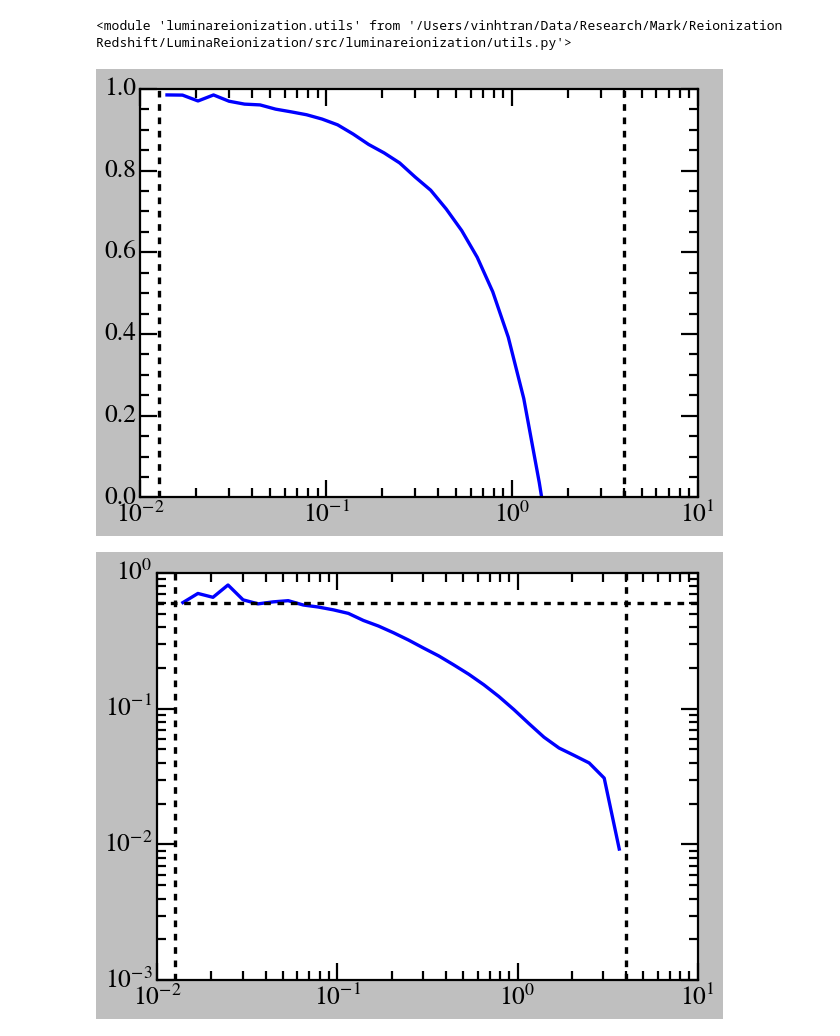
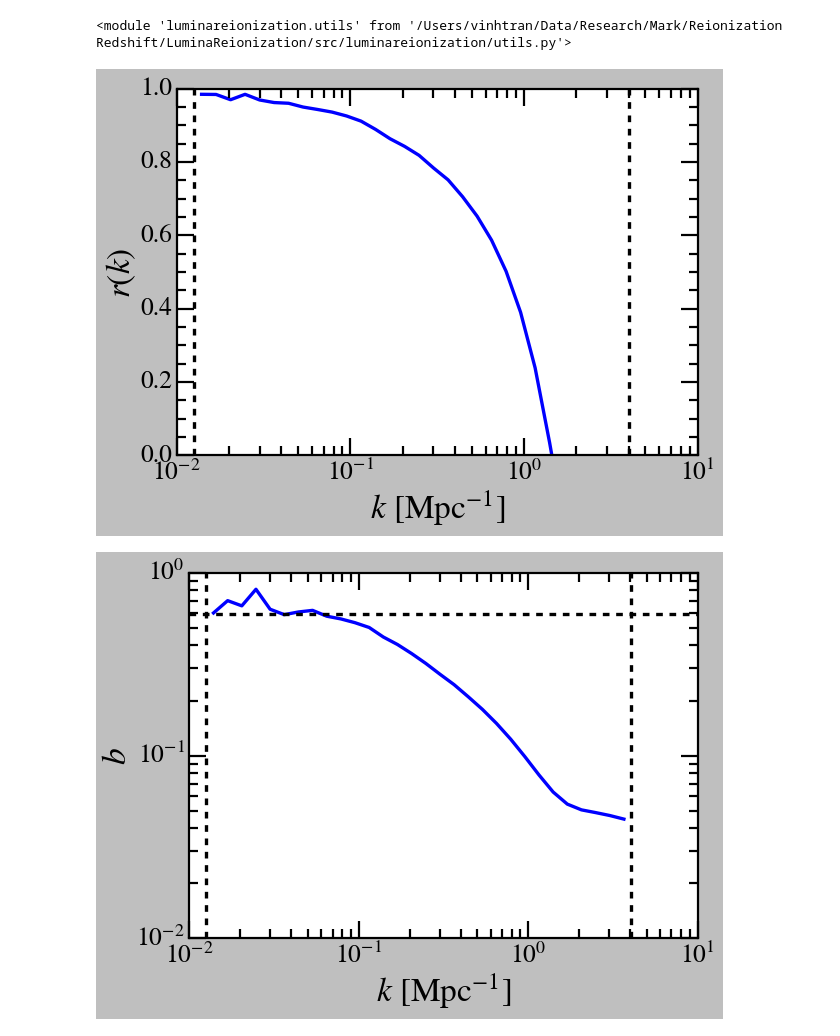
Before and after one commit to vinh-qtran/LuminaReionization, a Jupyter notebook: nbs/test.ipynb, the cells around one changed output. Drawn from its saved outputs; the diff is of its cells as text; code cells hidden in the pictures.

```diff
--- a/nbs/test.ipynb
+++ b/nbs/test.ipynb
@@ -34,7 +34,7 @@ importlib.reload(utils)
 # %%
 L_box = 500
 N_cell = 640
-N_part = 2 * 6000**3
+N_part = 6000**3
 
 fourier_transform = fourier.FourierTransform(N_cell, L_box, N_part)
 # %%
@@ -67,5 +82,5 @@ if False:
 # %%
-if True:
+if False:
     z_reion_fourier_file = "../../Data/z_reion_V_99_fourier.h5"
     rho_dm_fourier_file = "../../Data/DensityDM_281_fourier.h5"
 
@@ -76,31 +91,39 @@ if True:
     with h5py.File(rho_dm_fourier_file, "r") as f:
         delta_rho_dm_fourier = f["FourierTransform"][:]
 
-    k_bins, P_zz, P_zz_err = fourier_transform.get_power_spectrum(
+    # with h5py.File("../../Data/conv_kernel.h5", "r") as f:
+    #     shot_noise_kernel = f["ShotNoiseKernel"][:]
+    #     deconv_kernel = f["DeconvKernel"][:]
+
+    k_bins, _, P_zz, P_zz_err = fourier_transform.get_power_spectrum(
         k_mag=k_mag,
         delta_k_1=delta_z_reion_fourier,
+        # shot_noise_kernel=shot_noise_kernel,
     )
     fourier_transform.save_power_spectrum(
-        k_bins, P_zz, P_zz_err, "../../Data/z_reion_V_99_power_spectrum.json"
+        k_bins, P_zz, P_zz, P_zz_err, "../../Data/z_reion_V_99_power_spectrum.json"
     )
 
-    k_bins, P_mm, P_mm_err = fourier_transform.get_power_spectrum(
-        k_mag=k_mag, delta_k_1=delta_rho_dm_fourier
+    k_bins, _, P_mm, P_mm_err = fourier_transform.get_power_spectrum(
+        k_mag=k_mag,
+        delta_k_1=delta_rho_dm_fourier,
+        # shot_noise_kernel=shot_noise_kernel,
     )
     fourier_transform.save_power_spectrum(
-        k_bins, P_mm, P_mm_err, "../../Data/DensityDM_281_power_spectrum.json"
+        k_bins, P_mm, P_mm, P_mm_err, "../../Data/DensityDM_281_power_spectrum.json"
     )
 
-    k_bins, P_mz, P_mz_err = fourier_transform.get_power_spectrum(
+    k_bins, _, P_mz, P_mz_err = fourier_transform.get_power_spectrum(
         k_mag=k_mag,
         delta_k_1=delta_rho_dm_fourier,
         delta_k_2=delta_z_reion_fourier,
-        P_k_11_raw=P_mm + fourier_transform._P_shot,
-        P_k_22_raw=P_zz + fourier_transform._P_shot,
+        P_k_11_raw=P_mm,
+        P_k_22_raw=P_zz,
     )
     fourier_transform.save_power_spectrum(
         k_bins,
         P_mz,
+        P_mz,
         P_mz_err,
         "../../Data/DensityDM_281_z_reion_V_99_cross_power_spectrum.json",
     )
@@ -121,7 +144,6 @@ with open("../../Data/DensityDM_281_power_spectrum.json") as f:  # noqa: PTH123
     for key in _power_spectrum_dict:
         _power_spectrum_dict[key] = np.array(_power_spectrum_dict[key])
 
-    k_bins = _power_spectrum_dict["k_bins"]
     P_mm = _power_spectrum_dict["P_k"]
     P_mm_err = _power_spectrum_dict["P_k_err"]
 
@@ -131,24 +153,26 @@ with open("../../Data/DensityDM_281_z_reion_V_99_cross_power_spectrum.json") as
     for key in _power_spectrum_dict:
         _power_spectrum_dict[key] = np.array(_power_spectrum_dict[key])
 
-    k_bins = _power_spectrum_dict["k_bins"]
     P_mz = _power_spectrum_dict["P_k"]
     P_mz_err = _power_spectrum_dict["P_k_err"]
 # %%
 plt.plot(k_bins, P_mz / np.sqrt(P_mm * P_zz))
 
 plt.axvline(fourier_transform._k_min, color="k", linestyle="--")
 plt.axvline(fourier_transform._k_max, color="k", linestyle="--")
 
 plt.xscale("log")
 # plt.yscale("log")
 
 plt.ylim(0, 1)
 
+plt.xlabel(r"$k$ [Mpc$^{-1}$]")
+plt.ylabel(r"$r(k)$")
+
 plt.tight_layout()
 plt.show()
 # %% [output]
-[figure, old version]
+[figure, new version]
 # %%
 plt.plot(k_bins, np.sqrt(P_zz / P_mm))
 
@@ -160,7 +184,10 @@ plt.axhline(0.593, color="k", linestyle="--")
 plt.xscale("log")
 plt.yscale("log")
 
+plt.xlabel(r"$k$ [Mpc$^{-1}$]")
+plt.ylabel(r"$b$")
+
 plt.tight_layout()
 plt.show()
 # %% [output]
-[figure, old version]
+[figure, new version]
```
Also changed, not shown: parts of 7 cells of this notebook, 2 other files.
